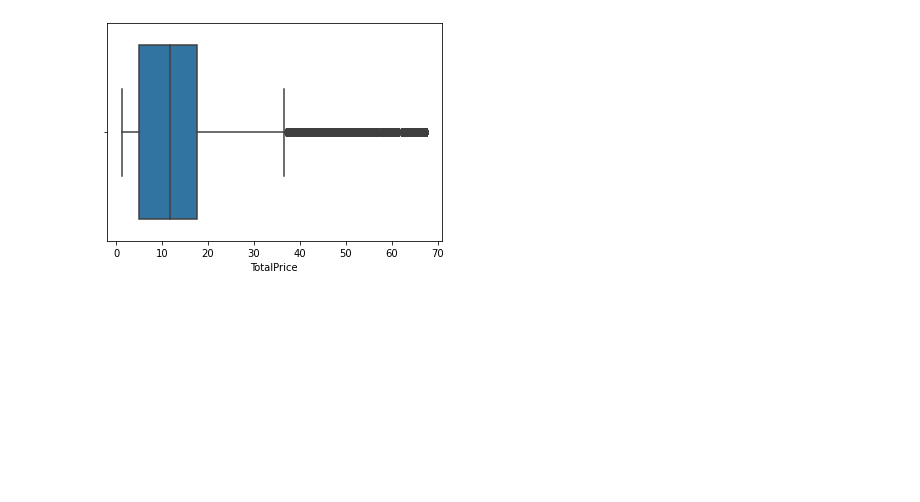
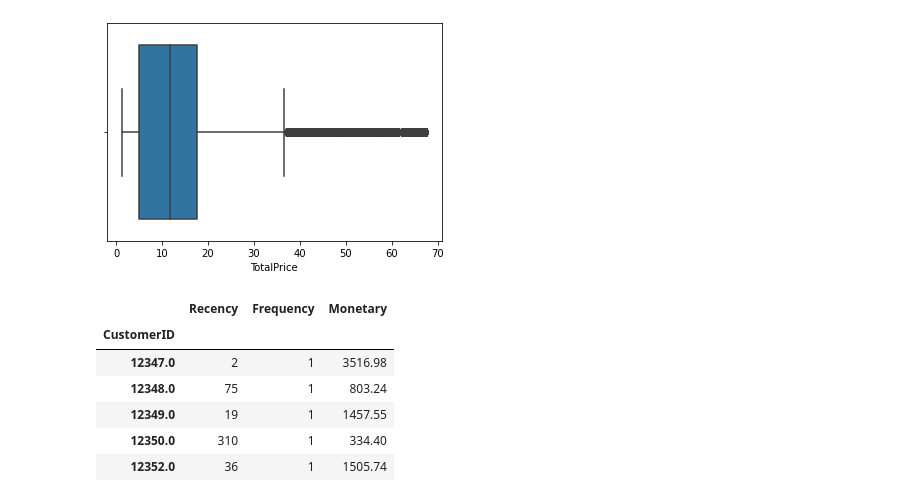
Before and after one commit to Sodiqlef/KMeans-RFM-customer-segmentation, a Jupyter notebook: KMeans-customers-segmentation.ipynb, the cells around one changed output. Drawn from its saved outputs; the diff is of its cells as text; code cells hidden in the pictures; blank space fills up the shorter version.

```diff
--- a/KMeans-customers-segmentation.ipynb
+++ b/KMeans-customers-segmentation.ipynb
@@ -162,4 +165,20 @@ sns.boxplot(x=df["TotalPrice"]);
 # %% [output]
 [figure]
 # %%
-# Create Frequency, Recency and
+# Create Frequency, Recency and Monetary tables
+snapshot_date = df['InvoiceDate'].max() + dt.timedelta(days=1)
+rfm = df.groupby('CustomerID').agg({
+    'InvoiceDate': lambda x: (snapshot_date - x.max()).days,
+    'InvoiceNo': 'nunique',
+    'TotalPrice': 'sum'
+})
+rfm.columns = ['Recency', 'Frequency', 'Monetary']
+rfm.head()
+# %% [output]
+|  | Recency | Frequency | Monetary |
+| CustomerID |  |  |  |
+| 12347.0 | 2 | 1 | 3516.98 |
+| 12348.0 | 75 | 1 | 803.24 |
+| 12349.0 | 19 | 1 | 1457.55 |
+| 12350.0 | 310 | 1 | 334.40 |
+| 12352.0 | 36 | 1 | 1505.74 |
```
Also changed, not shown: parts of 4 cells of this notebook.
